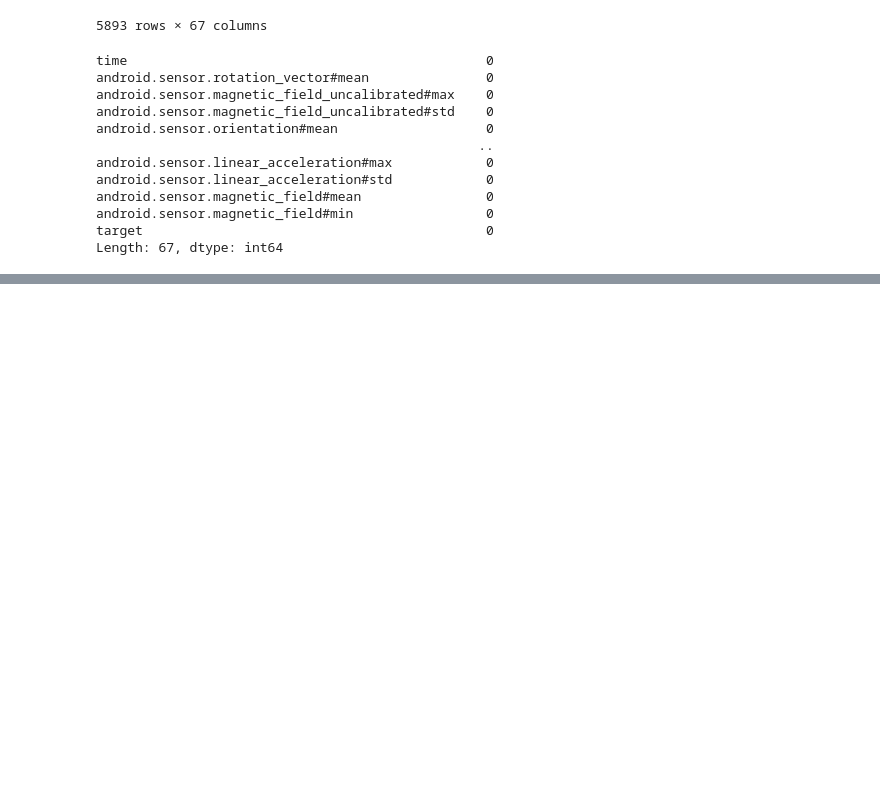
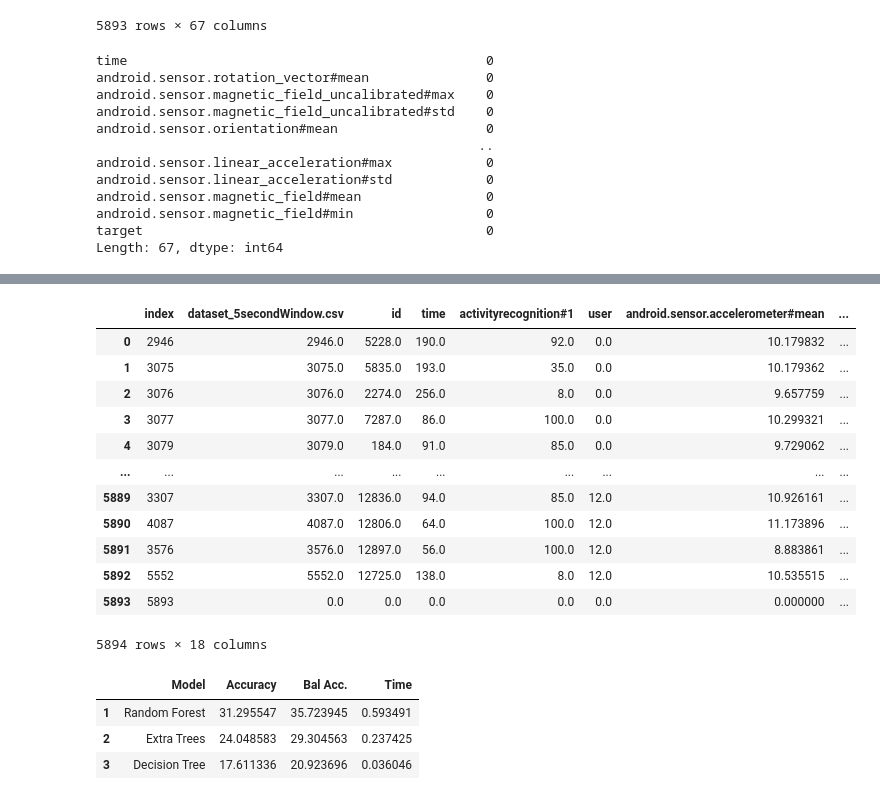
Before and after one commit to sardorick/BW-2-Fitness-ML, a Jupyter notebook: testing_with_split.ipynb, the cells around one changed output, grey strips where cells are left out. Cells and saved outputs as stored; diff of their text form; code cells hidden in the pictures; blank space fills up the shorter version.

```diff
--- a/testing_with_split.ipynb
+++ b/testing_with_split.ipynb
@@ -217,0 +351,3 @@ results_ord.style.bar(subset=['Accuracy', 'Bal Acc.'], vmin=0, vmax=100, color='
+# %%
+fdfm1 = fdfm1.drop(columns=['activityrecognition#0', 'android.sensor.proximity#mean', 'android.sensor.step_counter#mean', 'android.sensor.pressure#mean', 'speed#mean', 'android.sensor.light#mean'])
+fdfm1.head()
@@ -217,0 +361,2 @@ results_ord.style.bar(subset=['Accuracy', 'Bal Acc.'], vmin=0, vmax=100, color='
+# %%
+fdfm1 = fdfm1.dropna(how='all')
@@ -217,0 +389,19 @@ results_ord.style.bar(subset=['Accuracy', 'Bal Acc.'], vmin=0, vmax=100, color='
+# %%
+fdfm1 =  fdfm1.fillna(0)
+# %%
+fdfm1.shape
+fdfm1
+# %% [output]
+|  | index | dataset_5secondWindow.csv | id | time | activityrecognition#1 | user | android.sensor.accelerometer#mean | ... |
+| 0 | 2946 | 2946.0 | 5228.0 | 190.0 | 92.0 | 0.0 | 10.179832 | ... |
+| 1 | 3075 | 3075.0 | 5835.0 | 193.0 | 35.0 | 0.0 | 10.179362 | ... |
+| 2 | 3076 | 3076.0 | 2274.0 | 256.0 | 8.0 | 0.0 | 9.657759 | ... |
+| 3 | 3077 | 3077.0 | 7287.0 | 86.0 | 100.0 | 0.0 | 10.299321 | ... |
+| 4 | 3079 | 3079.0 | 184.0 | 91.0 | 85.0 | 0.0 | 9.729062 | ... |
+| ... | ... | ... | ... | ... | ... | ... | ... | ... |
+| 5889 | 3307 | 3307.0 | 12836.0 | 94.0 | 85.0 | 12.0 | 10.926161 | ... |
+| 5890 | 4087 | 4087.0 | 12806.0 | 64.0 | 100.0 | 12.0 | 11.173896 | ... |
+| 5891 | 3576 | 3576.0 | 12897.0 | 56.0 | 100.0 | 12.0 | 8.883861 | ... |
+| 5892 | 5552 | 5552.0 | 12725.0 | 138.0 | 8.0 | 12.0 | 10.535515 | ... |
+| 5893 | 5893 | 0.0 | 0.0 | 0.0 | 0.0 | 0.0 | 0.000000 | ... |
+5894 rows × 18 columns
@@ -217,0 +422,26 @@ results_ord.style.bar(subset=['Accuracy', 'Bal Acc.'], vmin=0, vmax=100, color='
+# %%
+results = pd.DataFrame({'Model': [], 'Accuracy': [], 'Bal Acc.': [], 'Time': []})
+
+for model_name, model in tree_classifiers.items():
+
+    start_time = time.time()
+    model.fit(x_train, y_train)
+    total_time = time.time() - start_time
+
+    pred = model.predict(x_test)
+
+    results = results.append({"Model":    model_name,
+                              "Accuracy": accuracy_score(y_test, pred)*100,
+                              "Bal Acc.": balanced_accuracy_score(y_test, pred)*100,
+                              "Time":     total_time},
+                              ignore_index=True)
+
+
+results_ord = results.sort_values(by=['Accuracy'], ascending=False, ignore_index=True)
+results_ord.index += 1
+results_ord.style.bar(subset=['Accuracy', 'Bal Acc.'], vmin=0, vmax=100, color='Blues')
+# %% [output]
+|  | Model | Accuracy | Bal Acc. | Time |
+| 1 | Random Forest | 31.295547 | 35.723945 | 0.593491 |
+| 2 | Extra Trees | 24.048583 | 29.304563 | 0.237425 |
+| 3 | Decision Tree | 17.611336 | 20.923696 | 0.036046 |
```
Also changed, not shown: parts of 23 cells of this notebook.
